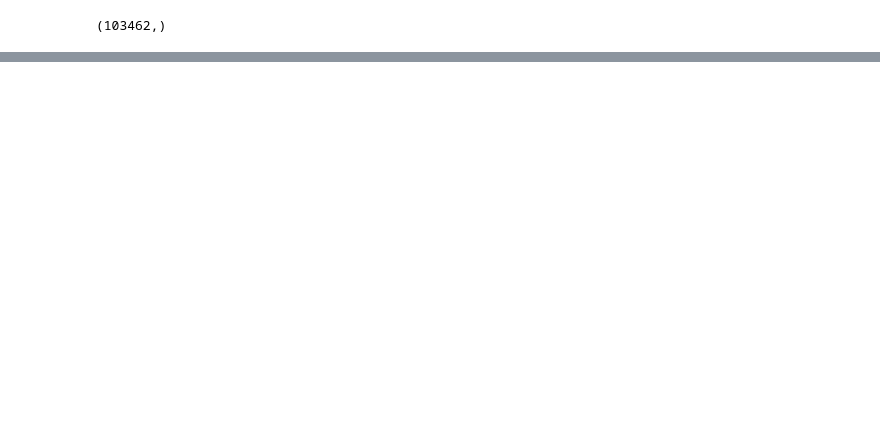
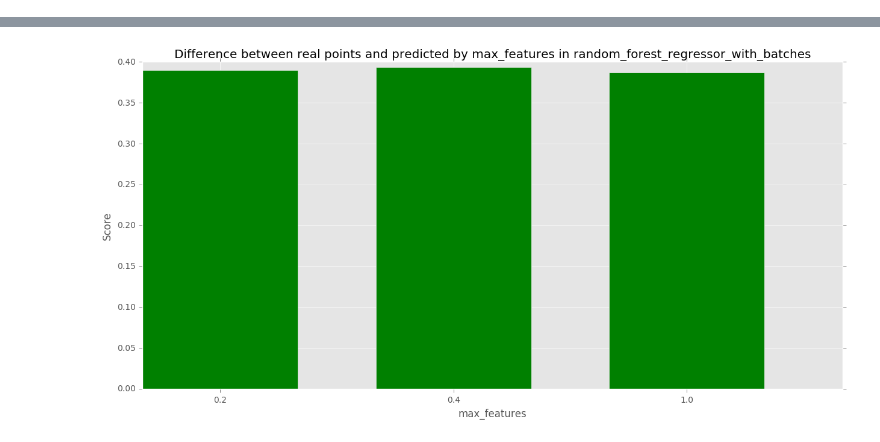
Before and after one commit to avgaydashenko/cuddly-robot, a Jupyter notebook: framework.ipynb, the cells around one changed output, grey strips where cells are left out. Saved outputs shown, nothing was run; the diff lists cells and outputs as text; code cells hidden in the pictures; blank space fills up the shorter version.

Commit message:
rfr batches

```diff
--- a/framework.ipynb
+++ b/framework.ipynb
@@ -41,4 +9,34 @@ def new_get_most_unpredictable_pedestrians(file, test_results, pedestrian_number
-# %%
-new_get_most_unpredictable_pedestrians(file, test_results, 10)
-# %% [output]
-(103462,)
+# %%
+from sklearn.ensemble import RandomForestRegressor
+
+def random_forest_regressor_with_batches(train_data, train_results, test_data, prediction_mode='delta', **est_parameters):
+    est = RandomForestRegressor(n_jobs=-1, random_state=0, warm_start=True, n_estimators=10, **est_parameters)
+
+    if prediction_mode == 'delta':
+        make_results = make_delta
+        unmake_results = unmake_delta
+    else:
+        make_results = lambda train_data, train_results: train_results
+        unmake_results = lambda test_data, prediction: prediction
+
+    train_data_ = to_model_with_features(train_data)
+    train_results_ = to_model(make_results(train_data, train_results))
+
+    n_samples = train_data_.shape[0]
+    batch_num = 3
+    batch_size = int(n_samples/batch_num)
+    indices = np.arange(n_samples)
+    np.random.shuffle(indices)
+
+    for i in range(batch_num):
+        est.fit(train_data_[indices[i*batch_size:(i+1)*batch_size]], train_results_[indices[i*batch_size:(i+1)*batch_size]])
+        est.n_estimators += 10
+
+    prediction = unmake_results(test_data, from_model(est.predict(to_model_with_features(test_data))))
+
+    return prediction
+# %%
+compare_results(function=random_forest_regressor_with_batches, test_results=test_results, parameter_name="max_features",
+                list_of_values=[0.2, 0.4, 1.0], train_data=train_data, train_results=train_results,
+                test_data=test_data, prediction_mode='delta')
+# %% [output]
@@ -44,0 +48 @@ new_get_most_unpredictable_pedestrians(file, test_results, 10)
+[figure, added]
```
Also changed, not shown: parts of 4 cells of this notebook, 2 other files.
